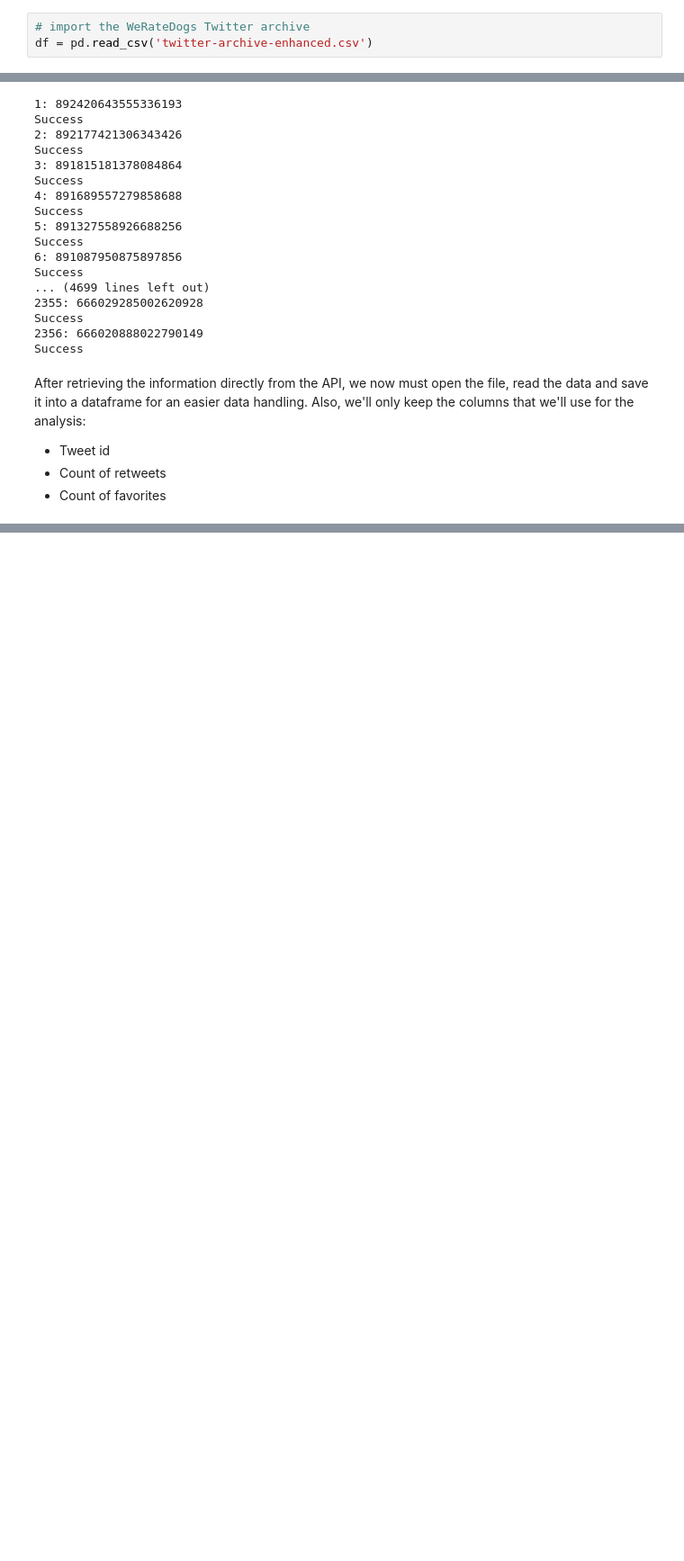
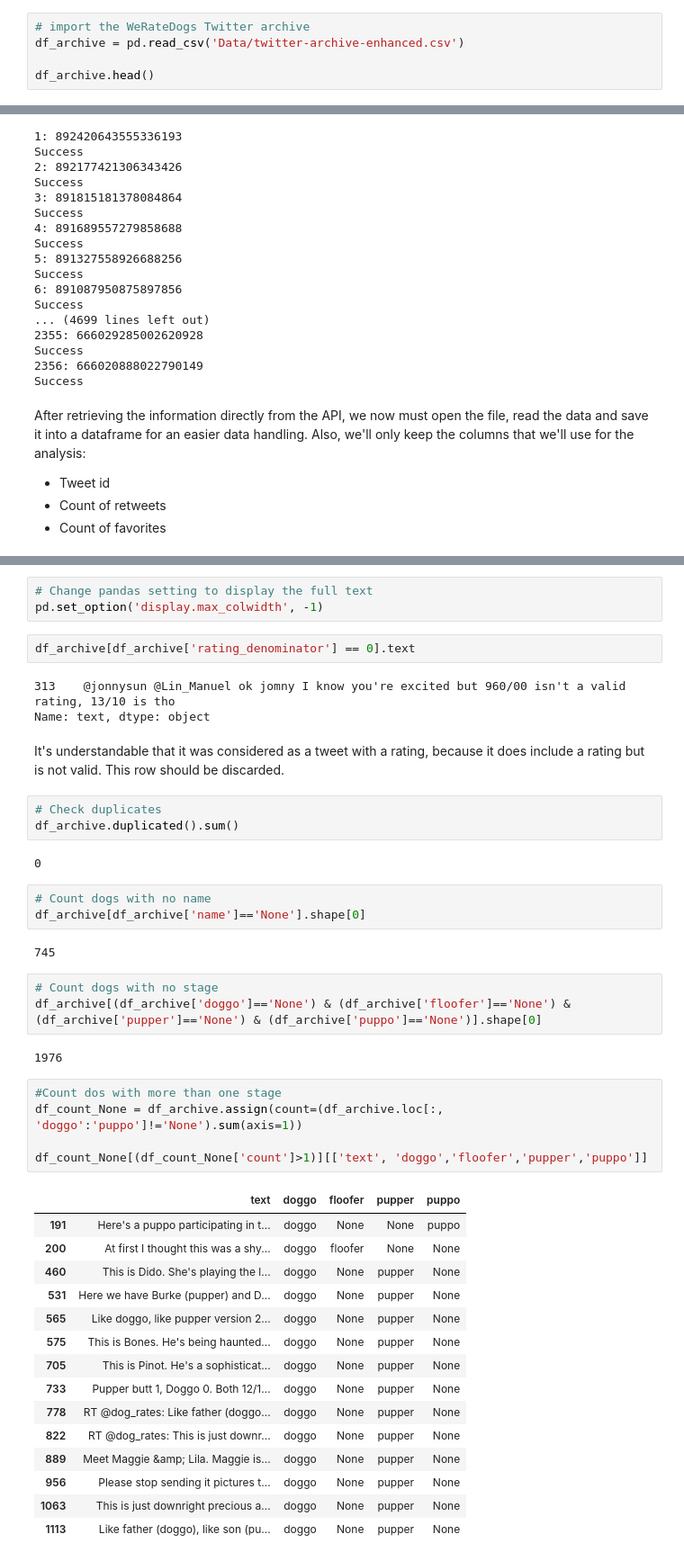
Before and after one commit to Victoriapm/We-Rate-Dogs_Twitter_Data_Wrangling, a Jupyter notebook: wrangle_act.ipynb, the cells around one changed output, grey strips where cells are left out. Shown at 90% size. Cells and saved outputs as stored; diff of their text form; blank space fills up the shorter version.

```diff
--- a/wrangle_act.ipynb
+++ b/wrangle_act.ipynb
@@ -39,3 +45,5 @@ import numpy as np
 # %%
 # import the WeRateDogs Twitter archive
-df = pd.read_csv('twitter-archive-enhanced.csv')
+df_archive = pd.read_csv('Data/twitter-archive-enhanced.csv')
+
+df_archive.head()
@@ -177,0 +330,46 @@ df_tweet_count.head()
+# %%
+# Change pandas setting to display the full text
+pd.set_option('display.max_colwidth', -1)
+# %%
+df_archive[df_archive['rating_denominator'] == 0].text
+# %% [output]
+313    @jonnysun @Lin_Manuel ok jomny I know you're excited but 960/00 isn't a valid rating, 13/10 is tho
+Name: text, dtype: object
+# %% [markdown]
+It's understandable that it was considered as a tweet with a rating, because it does include a rating but is not valid. This row should be discarded.
+# %%
+# Check duplicates
+df_archive.duplicated().sum()
+# %% [output]
+0
+# %%
+# Count dogs with no name
+df_archive[df_archive['name']=='None'].shape[0]
+# %% [output]
+745
+# %%
+# Count dogs with no stage
+df_archive[(df_archive['doggo']=='None') & (df_archive['floofer']=='None') & (df_archive['pupper']=='None') & (df_archive['puppo']=='None')].shape[0]
+# %% [output]
+1976
+# %%
+#Count dos with more than one stage
+df_count_None = df_archive.assign(count=(df_archive.loc[:, 'doggo':'puppo']!='None').sum(axis=1))
+
+df_count_None[(df_count_None['count']>1)][['text', 'doggo','floofer','pupper','puppo']]
+# %% [output]
+|  | text | doggo | floofer | pupper | puppo |
+| 191 | Here's a puppo participating in t... | doggo | None | None | puppo |
+| 200 | At first I thought this was a shy... | doggo | floofer | None | None |
+| 460 | This is Dido. She's playing the l... | doggo | None | pupper | None |
+| 531 | Here we have Burke (pupper) and D... | doggo | None | pupper | None |
+| 565 | Like doggo, like pupper version 2... | doggo | None | pupper | None |
+| 575 | This is Bones. He's being haunted... | doggo | None | pupper | None |
+| 705 | This is Pinot. He's a sophisticat... | doggo | None | pupper | None |
+| 733 | Pupper butt 1, Doggo 0. Both 12/1... | doggo | None | pupper | None |
+| 778 | RT @dog_rates: Like father (doggo... | doggo | None | pupper | None |
+| 822 | RT @dog_rates: This is just downr... | doggo | None | pupper | None |
+| 889 | Meet Maggie &amp; Lila. Maggie is... | doggo | None | pupper | None |
+| 956 | Please stop sending it pictures t... | doggo | None | pupper | None |
+| 1063 | This is just downright precious a... | doggo | None | pupper | None |
+| 1113 | Like father (doggo), like son (pu... | doggo | None | pupper | None |
```
Also changed, not shown: parts of 85 cells of this notebook.
